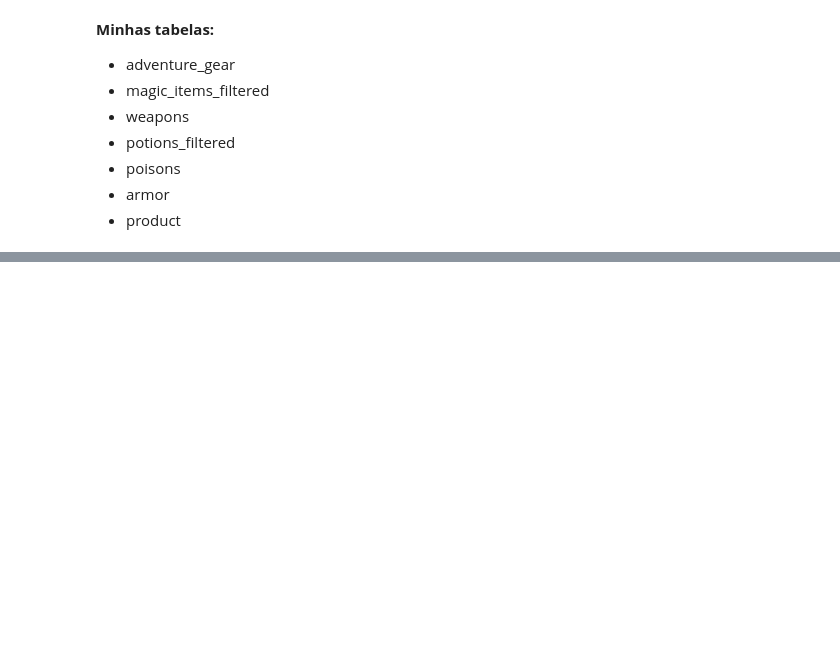
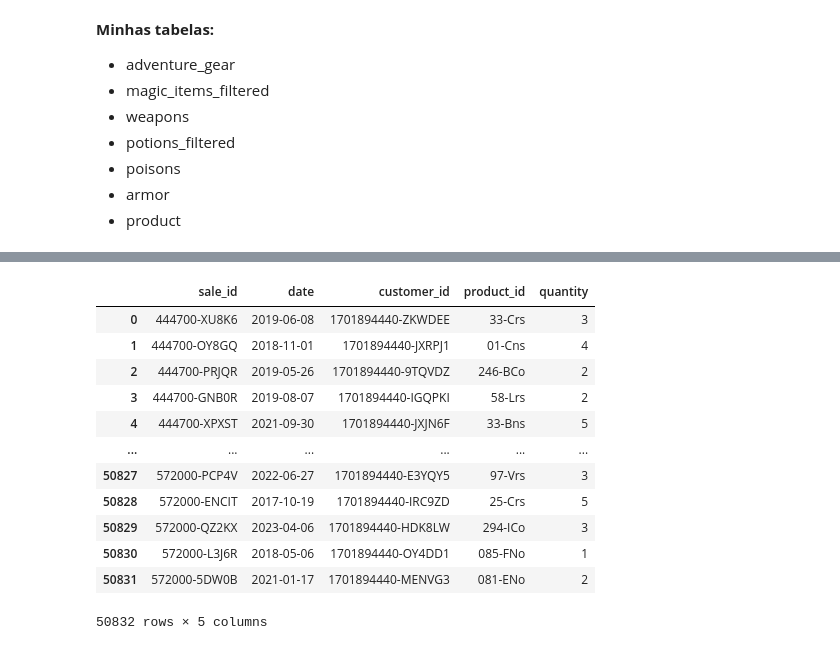
Before and after one commit to PatrickLeal/projeto_baldursgate_vendor_sales, a Jupyter notebook: database_creation.ipynb, the cells around one changed output, grey strips where cells are left out. Drawn from its saved outputs; the diff is of its cells as text; code cells hidden in the pictures; blank space fills up the shorter version.

```diff
--- a/database_creation.ipynb
+++ b/database_creation.ipynb
@@ -407,7 +407,7 @@ def generate_sale_id():
 
     This will return a random string with length = 11 chars"""
     timestamp = str(int(time.time_ns()))
-    random_chars = ''.join(random.choices(string.ascii_uppercase + string.digits, k=4))
+    random_chars = ''.join(random.choices(string.ascii_uppercase + string.digits, k=5))
     return f"{timestamp[13:]}-{random_chars}"   # return new unique ID
 # %%
 print("Exemplo de sale_id: ", generate_sale_id())
@@ -425,2 +453,0 @@ product['price'].unique()
-# %%
-pd.set_option('display.max_colwidth', None)
@@ -491,0 +493,16 @@ False
+# %%
+sales
+# %% [output]
+|  | sale_id | date | customer_id | product_id | quantity |
+| 0 | 444700-XU8K6 | 2019-06-08 | 1701894440-ZKWDEE | 33-Crs | 3 |
+| 1 | 444700-OY8GQ | 2018-11-01 | 1701894440-JXRPJ1 | 01-Cns | 4 |
+| 2 | 444700-PRJQR | 2019-05-26 | 1701894440-9TQVDZ | 246-BCo | 2 |
+| 3 | 444700-GNB0R | 2019-08-07 | 1701894440-IGQPKI | 58-Lrs | 2 |
+| 4 | 444700-XPXST | 2021-09-30 | 1701894440-JXJN6F | 33-Bns | 5 |
+| ... | ... | ... | ... | ... | ... |
+| 50827 | 572000-PCP4V | 2022-06-27 | 1701894440-E3YQY5 | 97-Vrs | 3 |
+| 50828 | 572000-ENCIT | 2017-10-19 | 1701894440-IRC9ZD | 25-Crs | 5 |
+| 50829 | 572000-QZ2KX | 2023-04-06 | 1701894440-HDK8LW | 294-ICo | 3 |
+| 50830 | 572000-L3J6R | 2018-05-06 | 1701894440-OY4DD1 | 085-FNo | 1 |
+| 50831 | 572000-5DW0B | 2021-01-17 | 1701894440-MENVG3 | 081-ENo | 2 |
+50832 rows × 5 columns
```
Also changed, not shown: parts of 35 cells of this notebook, 1 other file.
